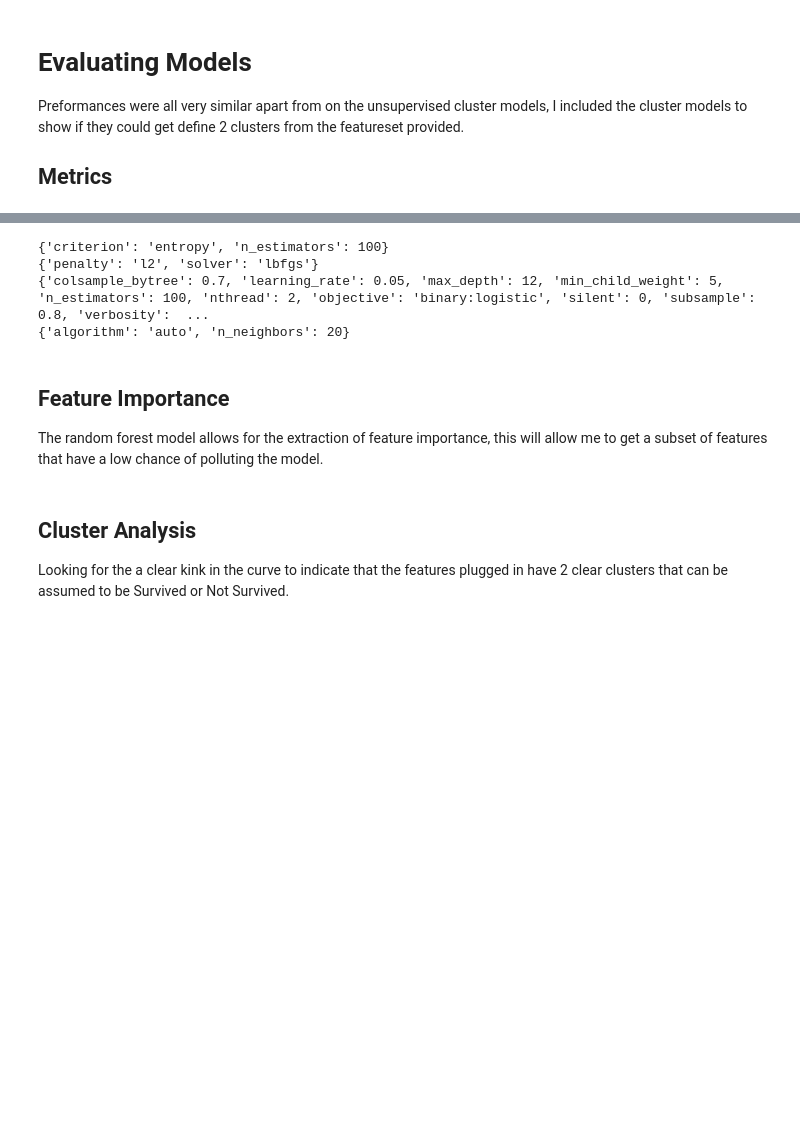
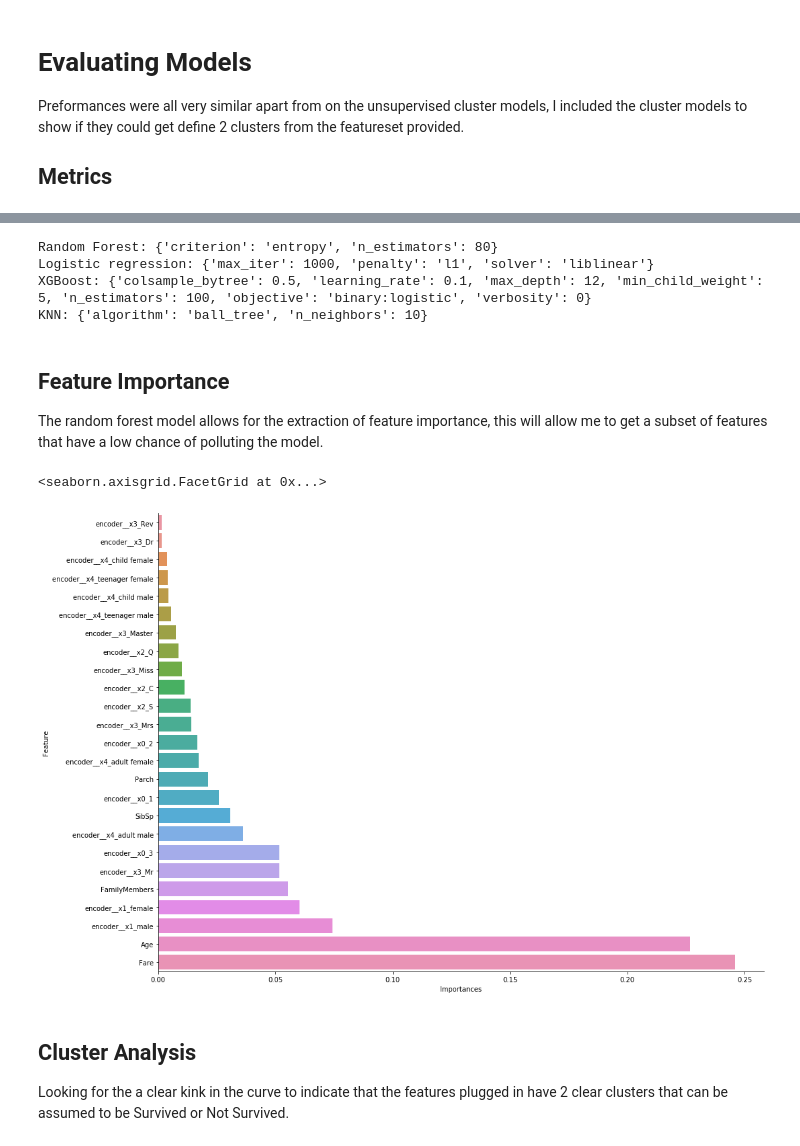
Before and after one commit to SamButterfield/csc8111_machine_learning_coursework, a Jupyter notebook: CSC8111_SB_Titanic_Coursework.ipynb, the cells around one changed output, grey strips where cells are left out. Cells and saved outputs as stored; diff of their text form; code cells hidden in the pictures; blank space fills up the shorter version.

```diff
--- a/CSC8111_SB_Titanic_Coursework.ipynb
+++ b/CSC8111_SB_Titanic_Coursework.ipynb
@@ -356,6 +356,21 @@ def engineer_family_name(df):
     """
     df['FamilyName'] = scrap_train_df['Name'].str.extract(r'^([\w\-]+)', expand=True)
     return df
+
+def engineer_age_cat(df):
+    """
+    Takes the titanic dataframe with NO MISSING VALUES and creates a collumn for age category.
+    """
+    cat = []
+    for index, row in df.iterrows():
+        if df.at[index, 'Age'] < 12:
+            cat.append("child " + str(df.at[index, 'Sex']))
+        elif (df.at[index, 'Age'] >= 12) & (df.at[index, 'Age'] < 19):
+            cat.append("teenager " + str(df.at[index, 'Sex']))
+        else:
+            cat.append("adult " + str(df.at[index, 'Sex']))
+    df['AgeCat'] = cat
+    return df
 # %% [markdown]
 # Data Selection & Cleaning Pipeline
 - Add the the Features Outlined Above.
@@ -371,6 +386,7 @@ def cleaner(df, cols):
     # Add Features
     df = engineer_family_members(df)
     df = engineer_title(df)
+    df = engineer_age_cat(df)
 
     print(df.columns)
     # Clean Embarked
@@ -427,7 +443,7 @@ def prepare(tr_df, te_df, ohe_idx):
     # Feature Scaling
     from sklearn.preprocessing import StandardScaler
     sc = StandardScaler()
-    X_train = sc.fit_transform(X_train).astype()
+    X_train = sc.fit_transform(X_train)
     X_test = sc.transform(X_test)
 
     # Return Datasets
@@ -441,10 +457,10 @@ Action the pre-preperation pipeline to get the X/y Test/Train split that can be
 # Action Pipeline
 # Cols that are wanted to go through the fucntion
 cols_clean = ["Pclass", "Sex", "Age", "SibSp", "Parch", "Fare", "Embarked",
-             "FamilyMembers", "Title", "Survived"]
+             "FamilyMembers", "Title", "AgeCat", "Survived"]
 train_df_cl = cleaner(train_df, cols_clean)
 test_df_cl = cleaner(test_df, cols_clean)
-X_train, y_train, X_test, y_test, ct = prepare(train_df_cl, test_df_cl, [0, 1, 6, 8])
+X_train, y_train, X_test, y_test, ct = prepare(train_df_cl, test_df_cl, [0, 1, 6, 8, 9])
 # %% [output]
 Index(['PassengerId', 'Survived', 'Pclass', 'Name', 'Sex', 'Age', 'SibSp',
        'Parch', 'Ticket', 'Fare', 'Cabin', 'Embarked', 'FamilyMembers',
@@ -769,22 +811,25 @@ ac_results
 # %%
-print(rfi_classifier.best_params_)
-print(lr_classifier.best_params_)
-print(xgb_classifier.best_params_)
-print(knn_classifier.best_params_)
+print("Random Forest: " + str(rfi_classifier.best_params_))
+print("Logistic regression: " + str(lr_classifier.best_params_))
+print("XGBoost: " + str(xgb_classifier.best_params_))
+print("KNN: " + str(knn_classifier.best_params_))
 # %% [output]
-{'criterion': 'entropy', 'n_estimators': 100}
-{'penalty': 'l2', 'solver': 'lbfgs'}
-{'colsample_bytree': 0.7, 'learning_rate': 0.05, 'max_depth': 12, 'min_child_weight': 5, 'n_estimators': 100, 'nthread': 2, 'objective': 'binary:logistic', 'silent': 0, 'subsample': 0.8, 'verbosity':  ...
-{'algorithm': 'auto', 'n_neighbors': 20}
+Random Forest: {'criterion': 'entropy', 'n_estimators': 80}
+Logistic regression: {'max_iter': 1000, 'penalty': 'l1', 'solver': 'liblinear'}
+XGBoost: {'colsample_bytree': 0.5, 'learning_rate': 0.1, 'max_depth': 12, 'min_child_weight': 5, 'n_estimators': 100, 'objective': 'binary:logistic', 'verbosity': 0}
+KNN: {'algorithm': 'ball_tree', 'n_neighbors': 10}
 # %% [markdown]
 ## Feature Importance
 The random forest model allows for the extraction of feature importance, this will allow me to get a subset of features that have a low chance of polluting the model.
 # %%
 
-fi_df = pd.DataFrame({'Feature':ct.get_feature_names(), 'Importances': rfi_classifier.feature_importances_})
+fi_df = pd.DataFrame({'Feature':ct.get_feature_names(), 'Importances': rfi_classifier.best_estimator_.feature_importances_})
 fi_df.sort_values(by=['Importances'], ascending=True, inplace=True)
 sns.catplot(y = 'Feature', x = 'Importances', aspect = 1.5,
             kind = 'bar', orient = 'h', height = 10, data = fi_df)
+# %% [output]
+<seaborn.axisgrid.FacetGrid at 0x...>
+[figure, added]
 # %% [markdown]
 ## Cluster Analysis
 Looking for the a clear kink in the curve to indicate that the features plugged in have 2 clear clusters that can be assumed to be Survived or Not Survived.
```
Also changed, not shown: parts of 21 cells of this notebook.
